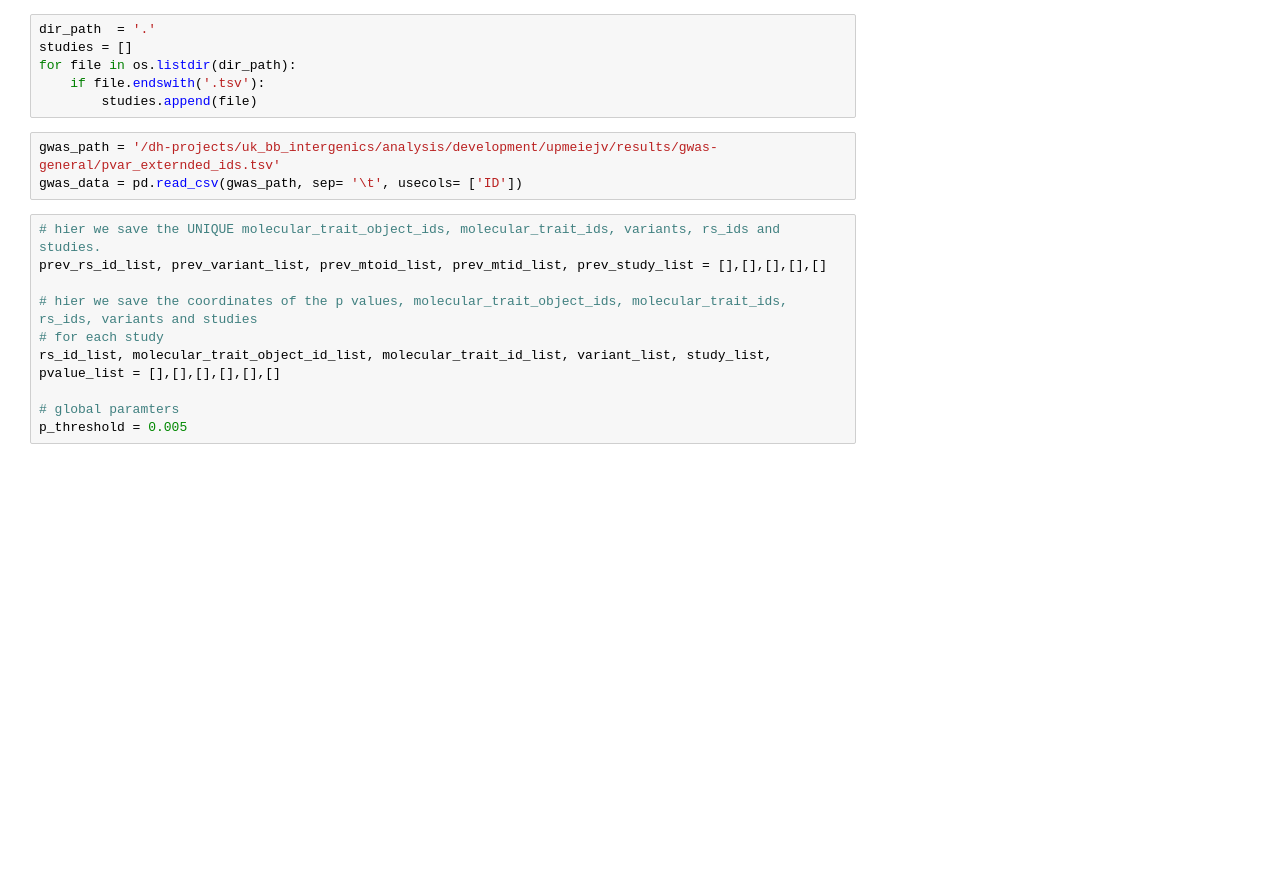
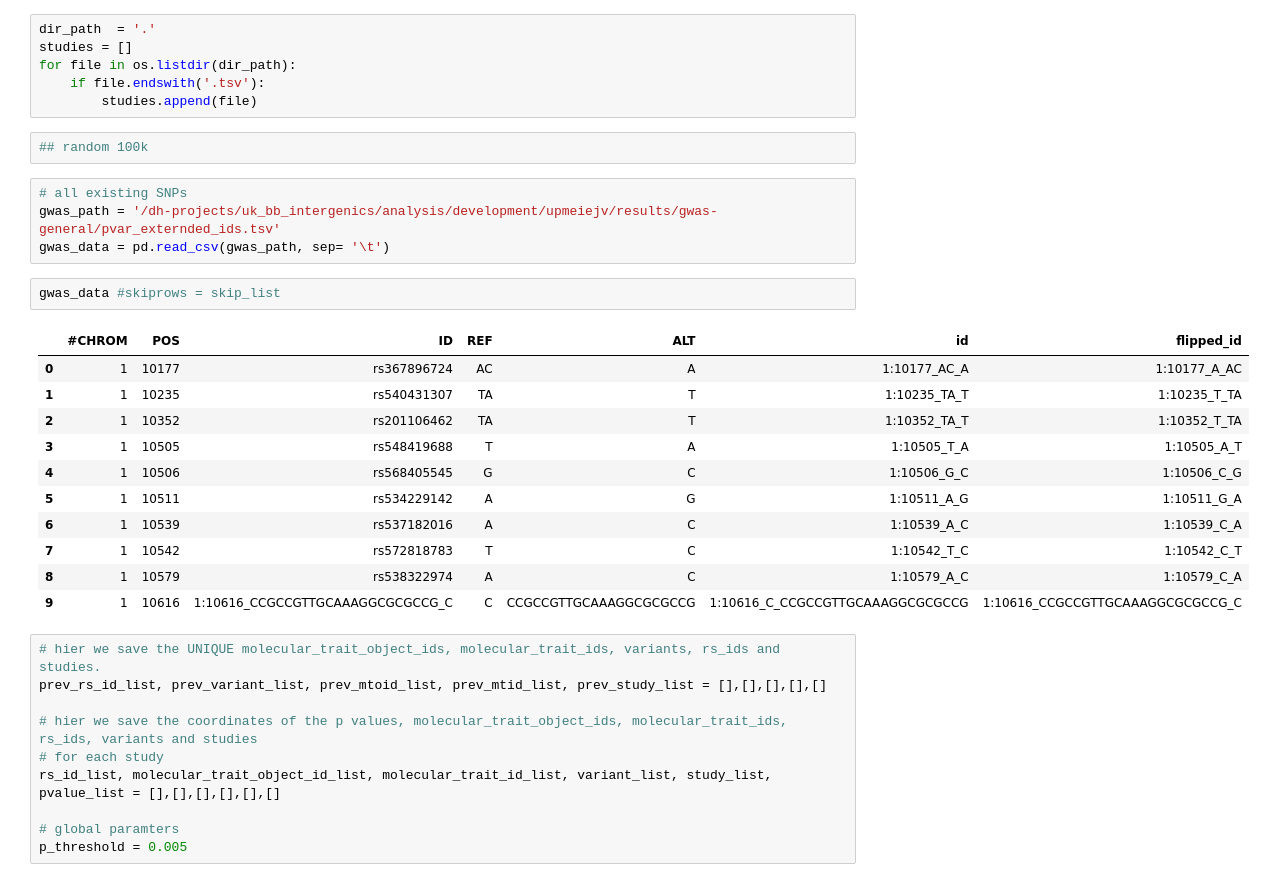
Before and after one commit to SedraAbouGhaloun/qtls, a Jupyter notebook: sort_and_prepare.ipynb, the cells around one changed output. Saved outputs shown, nothing was run; the diff lists cells and outputs as text; blank space fills up the shorter version.

```diff
--- a/sort_and_prepare.ipynb
+++ b/sort_and_prepare.ipynb
@@ -57,9 +58,26 @@ studies = []
 for file in os.listdir(dir_path):
     if file.endswith('.tsv'):
         studies.append(file)
+# %%
+## random 100k
 # %%
+# all existing SNPs
 gwas_path = '/dh-projects/uk_bb_intergenics/analysis/development/upmeiejv/results/gwas-general/pvar_externded_ids.tsv'
-gwas_data = pd.read_csv(gwas_path, sep= '\t', usecols= ['ID'])
+gwas_data = pd.read_csv(gwas_path, sep= '\t')
+# %%
+gwas_data #skiprows = skip_list
+# %% [output]
+|  | #CHROM | POS | ID | REF | ALT | id | flipped_id |
+| 0 | 1 | 10177 | rs367896724 | AC | A | 1:10177_AC_A | 1:10177_A_AC |
+| 1 | 1 | 10235 | rs540431307 | TA | T | 1:10235_TA_T | 1:10235_T_TA |
+| 2 | 1 | 10352 | rs201106462 | TA | T | 1:10352_TA_T | 1:10352_T_TA |
+| 3 | 1 | 10505 | rs548419688 | T | A | 1:10505_T_A | 1:10505_A_T |
+| 4 | 1 | 10506 | rs568405545 | G | C | 1:10506_G_C | 1:10506_C_G |
+| 5 | 1 | 10511 | rs534229142 | A | G | 1:10511_A_G | 1:10511_G_A |
+| 6 | 1 | 10539 | rs537182016 | A | C | 1:10539_A_C | 1:10539_C_A |
+| 7 | 1 | 10542 | rs572818783 | T | C | 1:10542_T_C | 1:10542_C_T |
+| 8 | 1 | 10579 | rs538322974 | A | C | 1:10579_A_C | 1:10579_C_A |
+| 9 | 1 | 10616 | 1:10616_CCGCCGTTGCAAAGGCGCGCCG_C | C | CCGCCGTTGCAAAGGCGCGCCG | 1:10616_C_CCGCCGTTGCAAAGGCGCGCCG | 1:10616_CCGCCGTTGCAAAGGCGCGCCG_C |
 # %%
 # hier we save the UNIQUE molecular_trait_object_ids, molecular_trait_ids, variants, rs_ids and studies.
 prev_rs_id_list, prev_variant_list, prev_mtoid_list, prev_mtid_list, prev_study_list = [],[],[],[],[]
```
Also changed, not shown: parts of 83 cells of this notebook.
